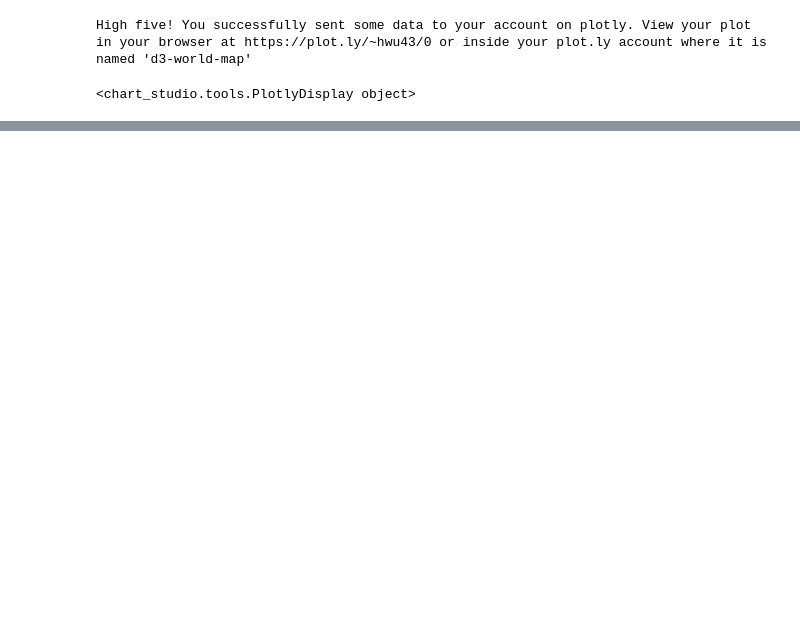
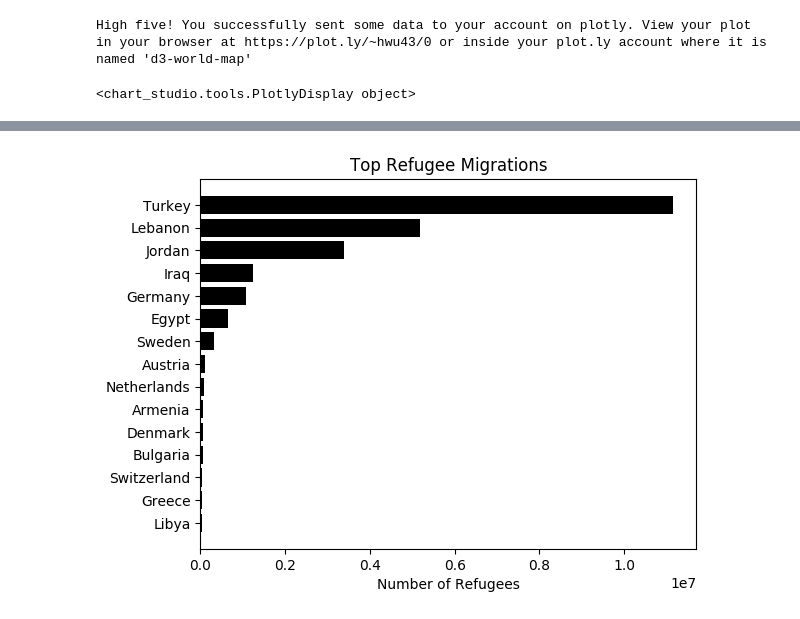
Before and after one commit to romansul/syrian-civil-war, a Jupyter notebook: New Refugee World.ipynb, the cells around one changed output, grey strips where cells are left out. Drawn from its saved outputs; the diff is of its cells as text; code cells hidden in the pictures; blank space fills up the shorter version.

```diff
--- a/New Refugee World.ipynb
+++ b/New Refugee World.ipynb
@@ -350,0 +404,31 @@ High five! You successfully sent some data to your account on plotly. View your
+# %%
+#https://matplotlib.org/3.1.0/gallery/lines_bars_and_markers/barh.html
+
+plt.rcdefaults()
+fig, ax = plt.subplots()
+
+# y_data will be the titles
+y_data = []
+
+# x_data is numbe rof weeks
+top_refugee = top_refugee[:15]
+x_data = top_refugee['Refugees (incl. refugee-like situations)']
+y_data = top_refugee['Country']
+# for index, row in max_data.iterrows():
+#     # combine title with year
+#     title_year = row['title'] + ' '+ '('+ row['year']+')'
+#     y_data.append(title_year)
+
+# plot data
+ax.barh(y_data, x_data, color='k', align='center')
+
+# label data
+ax.set_yticks(y_data)
+ax.set_yticklabels(y_data)
+ax.invert_yaxis()  # labels read top-to-bottom
+ax.set_xlabel('Number of Refugees')
+ax.set_title('Top Refugee Migrations')
+
+plt.show()
+# %% [output]
+[figure, added]
```
Also changed, not shown: parts of 8 cells of this notebook.
